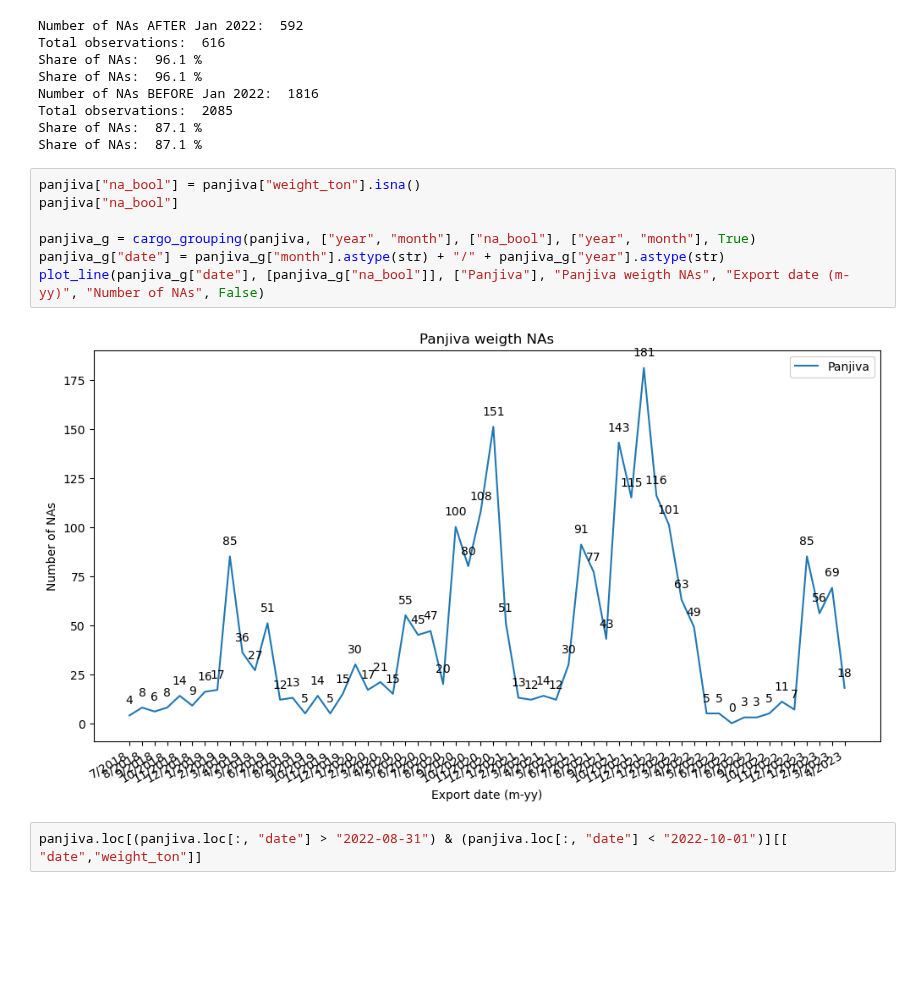
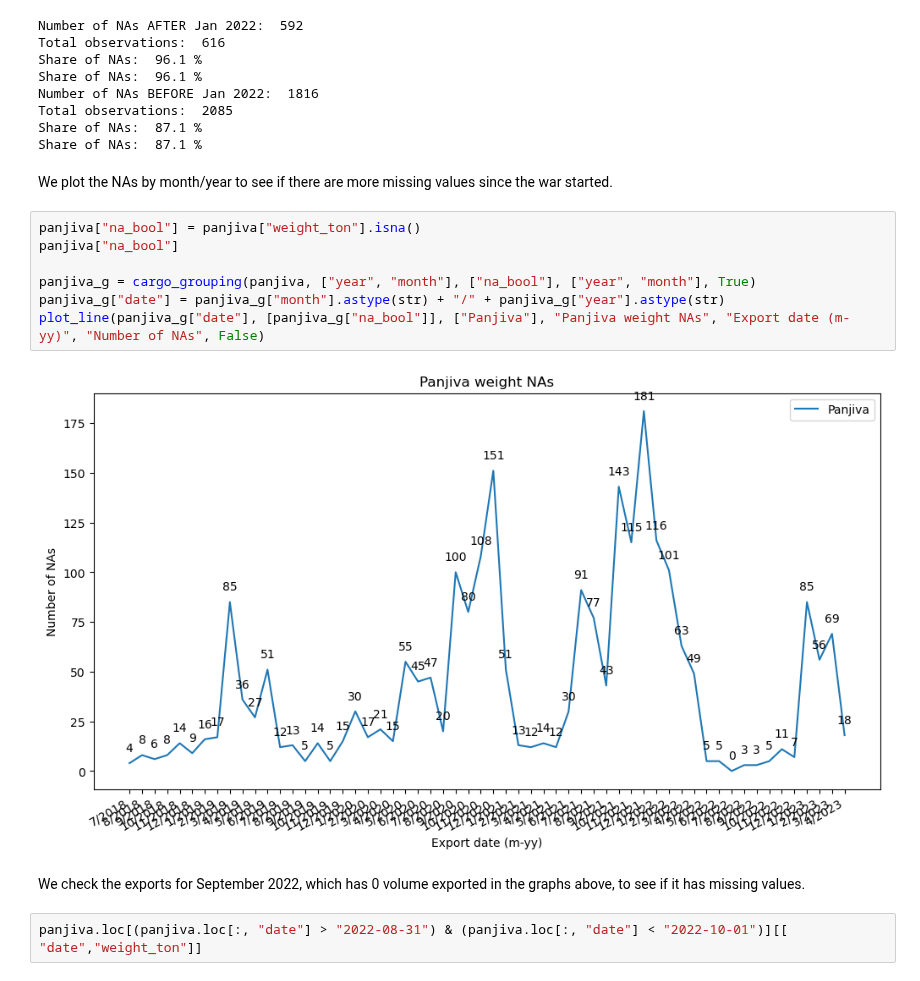
Before and after one commit to uchicago-dsi/oakland-institute-ukraine, a Jupyter notebook: notebooks/panjiva.ipynb, the cells around one changed output. Saved outputs shown, nothing was run; the diff lists cells and outputs as text; blank space fills up the shorter version.

```diff
--- a/notebooks/panjiva.ipynb
+++ b/notebooks/panjiva.ipynb
@@ -109,15 +77,20 @@ Number of NAs BEFORE Jan 2022:  1816
 Total observations:  2085
 Share of NAs:  87.1 %
 Share of NAs:  87.1 %
+# %% [markdown]
+We plot the NAs by month/year to see if there are more missing values since the
+war started.
 # %%
 panjiva["na_bool"] = panjiva["weight_ton"].isna()
 panjiva["na_bool"]
 
 panjiva_g = cargo_grouping(panjiva, ["year", "month"], ["na_bool"], ["year", "month"], True)
 panjiva_g["date"] = panjiva_g["month"].astype(str) + "/" + panjiva_g["year"].astype(str)
-plot_line(panjiva_g["date"], [panjiva_g["na_bool"]], ["Panjiva"], "Panjiva weigth NAs", "Export date (m-yy)", "Number of NAs", False)
+plot_line(panjiva_g["date"], [panjiva_g["na_bool"]], ["Panjiva"], "Panjiva weight NAs", "Export date (m-yy)", "Number of NAs", False)
 # %% [output]
-[figure, old version]
+[figure, new version]
+# %% [markdown]
+We check the exports for September 2022, which has 0 volume exported in the graphs above, to see if it has missing values.
 # %%
 panjiva.loc[(panjiva.loc[:, "date"] > "2022-08-31") & (panjiva.loc[:, "date"] < "2022-10-01")][[ "date","weight_ton"]]
 # %% [output]
```
Also changed, not shown: parts of 14 cells of this notebook, 1 other file.
